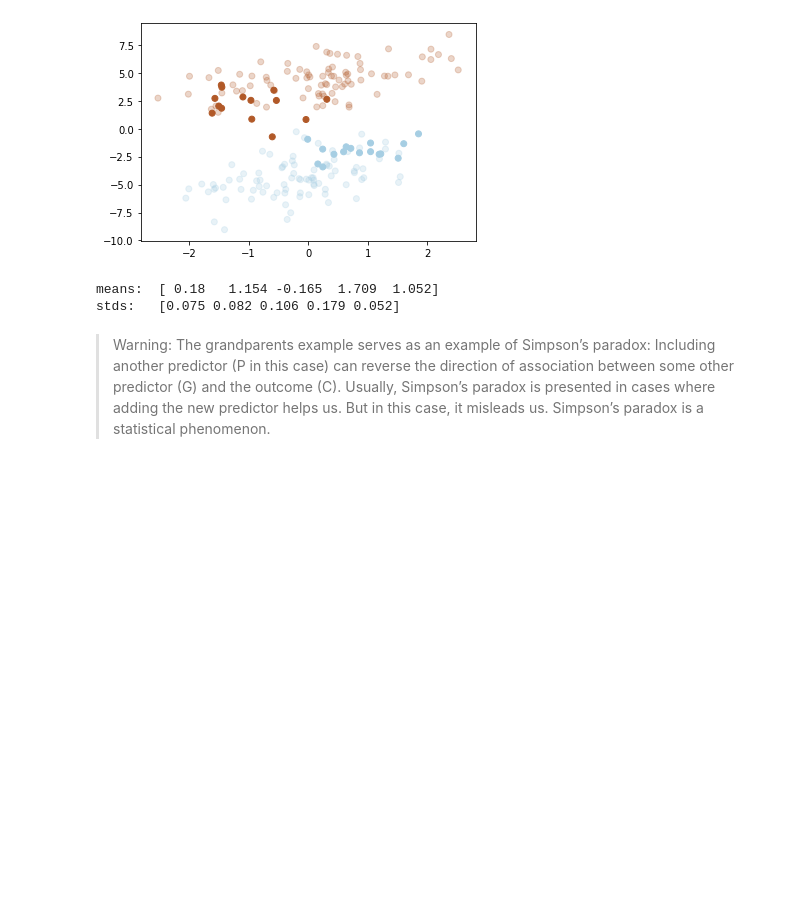
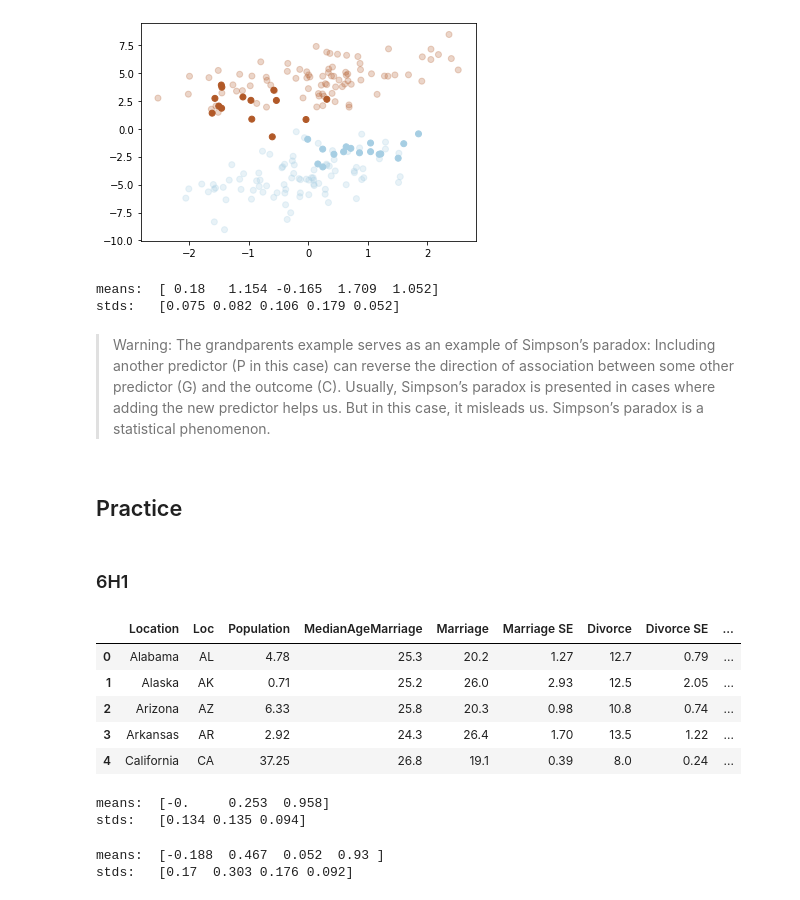
Before and after one commit to nilichen/dataING, a Jupyter notebook: _notebooks/2020-03-27-chapter6.ipynb, the cells around one changed output. Saved outputs shown, nothing was run; the diff lists cells and outputs as text; code cells hidden in the pictures; blank space fills up the shorter version.

Commit message:
practice

```diff
--- a/_notebooks/2020-03-27-chapter6.ipynb
+++ b/_notebooks/2020-03-27-chapter6.ipynb
@@ -321,3 +321,56 @@ means:  [ 0.18   1.154 -0.165  1.709  1.052]
 stds:   [0.075 0.082 0.106 0.179 0.052]
 # %% [markdown]
 > Warning: The grandparents example serves as an example of Simpson’s paradox: Including another predictor (P in this case) can reverse the direction of association between some other predictor (G) and the outcome (C). Usually, Simpson’s paradox is presented in cases where adding the new predictor helps us. But in this case, it misleads us. Simpson’s paradox is a statistical phenomenon.
+# %% [markdown]
+## Practice
+# %% [markdown]
+### 6H1
+# %%
+from sklearn.preprocessing import StandardScaler
+d = pd.read_csv(
+    'https://raw.githubusercontent.com/rmcelreath/rethinking/Experimental/data/WaffleDivorce.csv', sep=';')
+scaler = StandardScaler()
+d[['W', 'D']] = pd.DataFrame(scaler.fit_transform(d[['WaffleHouses', 'Divorce']]))
+d.head()
+# %% [output]
+|  | Location | Loc | Population | MedianAgeMarriage | Marriage | Marriage SE | Divorce | Divorce SE | ... |
+| 0 | Alabama | AL | 4.78 | 25.3 | 20.2 | 1.27 | 12.7 | 0.79 | ... |
+| 1 | Alaska | AK | 0.71 | 25.2 | 26.0 | 2.93 | 12.5 | 2.05 | ... |
+| 2 | Arizona | AZ | 6.33 | 25.8 | 20.3 | 0.98 | 10.8 | 0.74 | ... |
+| 3 | Arkansas | AR | 2.92 | 24.3 | 26.4 | 1.70 | 13.5 | 1.22 | ... |
+| 4 | California | CA | 37.25 | 26.8 | 19.1 | 0.39 | 8.0 | 0.24 | ... |
+# %%
+# not conditioning on S
+with pm.Model() as m:
+    a = pm.Normal('a', 0, 1)
+    b = pm.Normal('b', 0, 2)
+    sigma = pm.Exponential('sigma', 1)
+    mu = a + b * d['W']
+    D = pm.Normal('D', mu, sigma, observed=d['D'])
+    mean_q = pm.find_MAP()
+    means = np.concatenate([mean_q[k].reshape(-1) for k in ['a', 'b', 'sigma']])
+    cov_q = np.linalg.inv(pm.find_hessian(mean_q, vars=[a, b, sigma]))
+    stds = np.sqrt(np.diagonal(cov_q))
+    print('means: ', means.round(3))
+    print('stds:  ', stds.round(3))
+# %% [output]
+means:  [-0.     0.253  0.958]
+stds:   [0.134 0.135 0.094]
+# %%
+# conditioning on S
+with pm.Model() as m:
+    # whether south or not => index variable
+    a = pm.Normal('a', 0, 1, shape=d['South'].nunique())
+    b = pm.Normal('b', 0, 2)
+    sigma = pm.Exponential('sigma', 1)
+    mu = a[d['South'].astype('category').cat.codes.values] + b * d['W']
+    D = pm.Normal('D', mu, sigma, observed=d['D'])
+    mean_q = pm.find_MAP()
+    means = np.concatenate([mean_q[k].reshape(-1) for k in ['a', 'b', 'sigma']])
+    cov_q = np.linalg.inv(pm.find_hessian(mean_q, vars=[a, b, sigma]))
+    stds = np.sqrt(np.diagonal(cov_q))
+    print('means: ', means.round(3))
+    print('stds:  ', stds.round(3))
+# %% [output]
+means:  [-0.188  0.467  0.052  0.93 ]
+stds:   [0.17  0.303 0.176 0.092]
```
